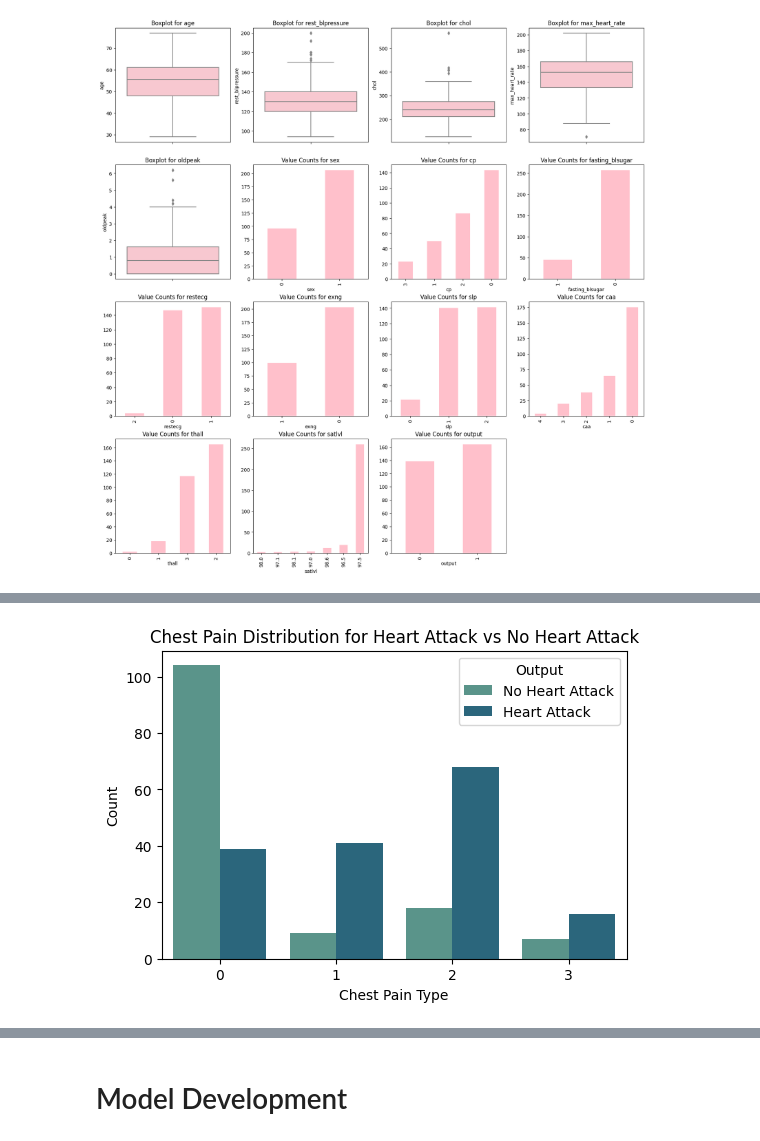
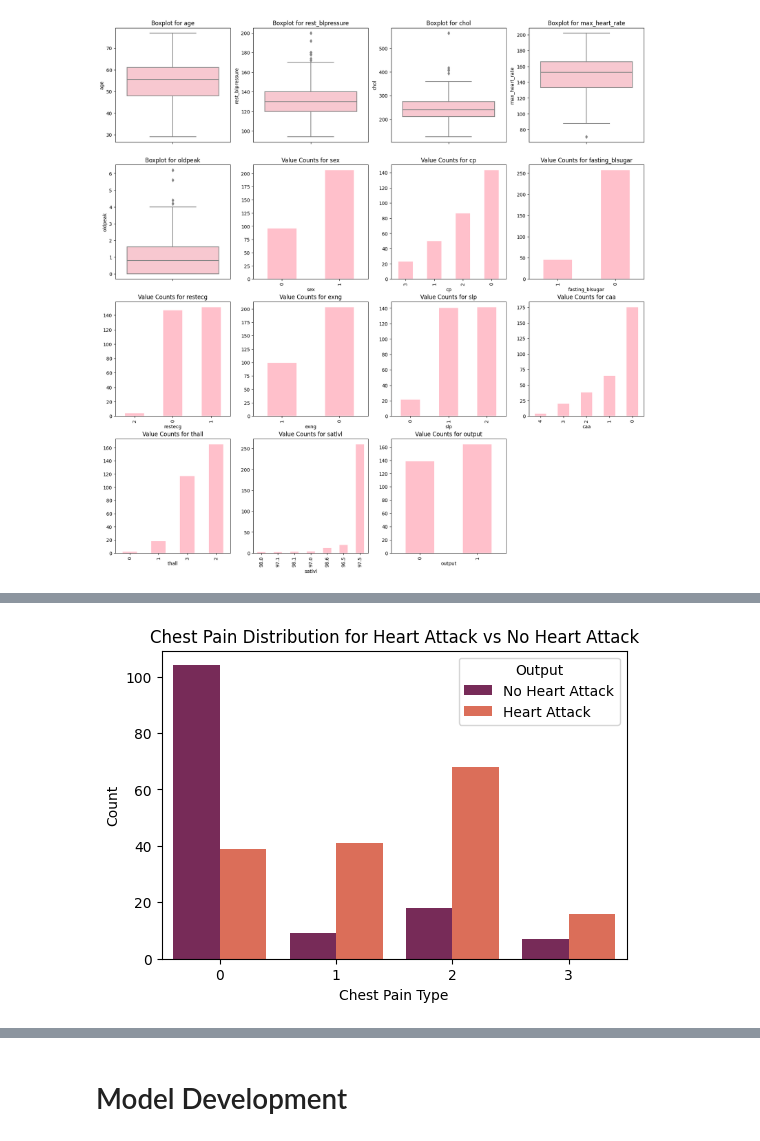
Before and after one commit to anyaachan/Heart-Attack-Prediction, a Jupyter notebook: code/main.ipynb, the cells around one changed output, grey strips where cells are left out. Cells and saved outputs as stored; diff of their text form; code cells hidden in the pictures.

```diff
--- a/code/main.ipynb
+++ b/code/main.ipynb
@@ -212,11 +222,10 @@ According to the metadata:
 # %%
 plt.figure(figsize=(6, 4))
-# kdeplot basically calculates how common or rare different values of the variable are
-sns.countplot(data=df_data, x='cp', hue='output', fill=True, palette="crest")
+sns.countplot(data=df_data, x='cp', hue='output', fill=True, palette="rocket")
 plt.title('Chest Pain Distribution for Heart Attack vs No Heart Attack')
 plt.xlabel('Chest Pain Type')
 plt.ylabel('Count')
 plt.legend(title='Output', labels=['No Heart Attack', 'Heart Attack'])
 plt.show()
 # %% [output]
-[figure, old version]
+[figure, new version]
```
Also changed, not shown: parts of 10 cells of this notebook.
